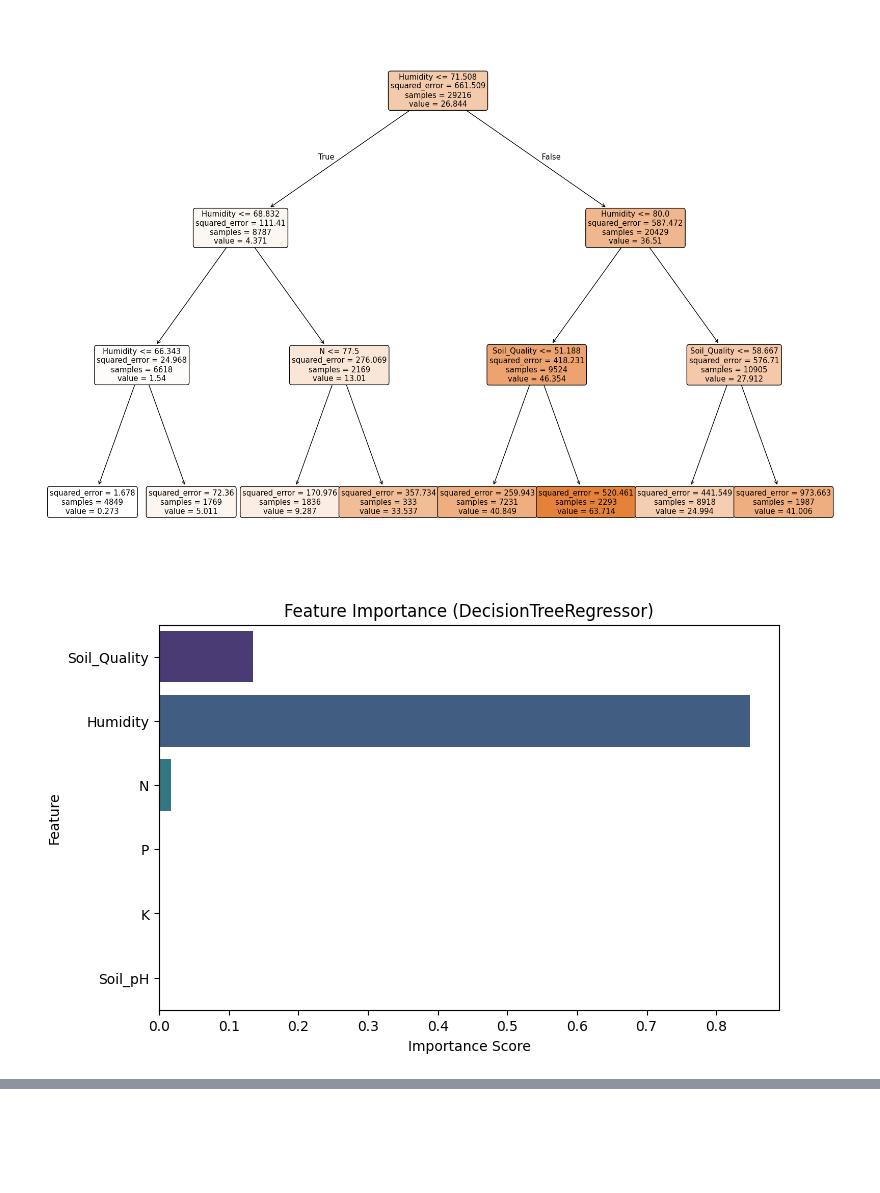
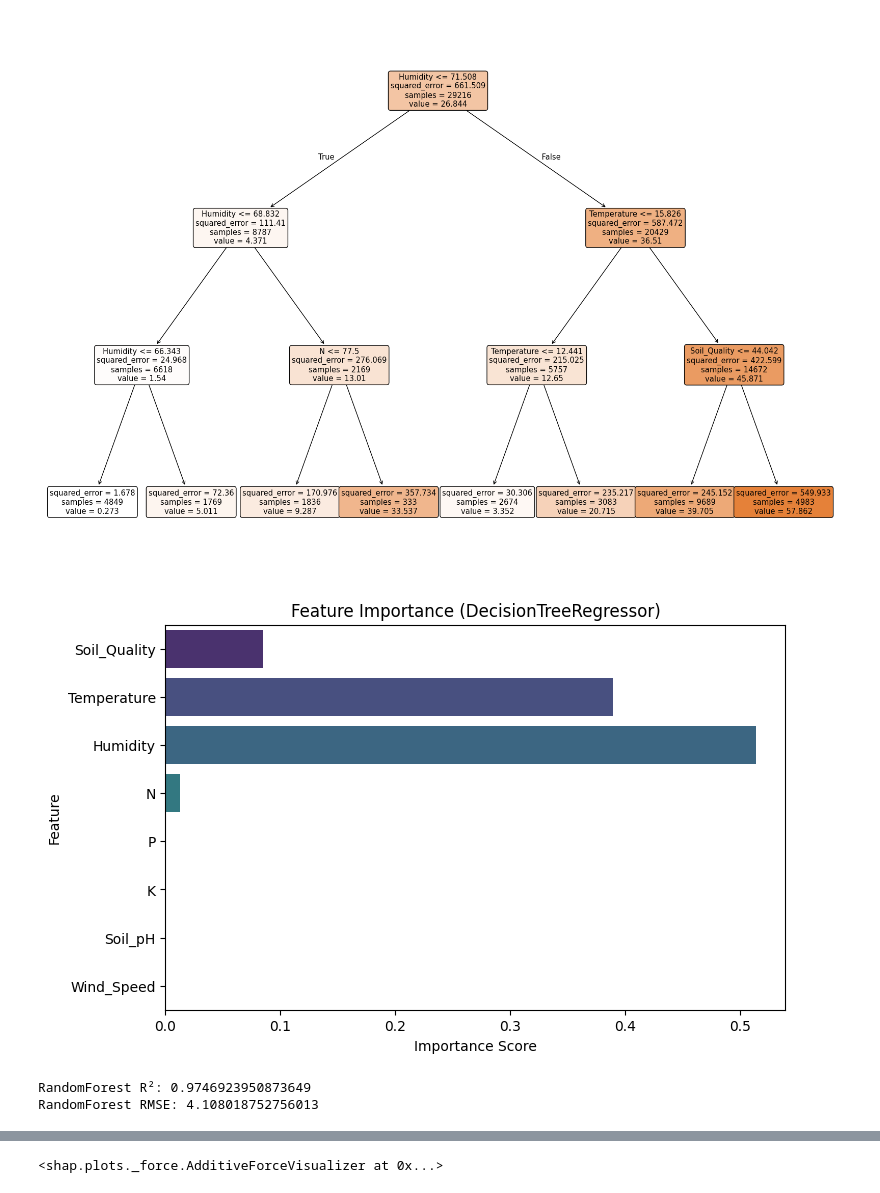
Before and after one commit to probsnotjeremy/Agricultural_Testing, a Jupyter notebook: Regression_Model.ipynb, the cells around one changed output, grey strips where cells are left out. Saved outputs shown, nothing was run; the diff lists cells and outputs as text; code cells hidden in the pictures; blank space fills up the shorter version.

Commit message:
Added RandomForest w/ PDP & SHAP for viewing data

```diff
--- a/Regression_Model.ipynb
+++ b/Regression_Model.ipynb
@@ -4,11 +4,13 @@ from sklearn.linear_model import LinearRegression, Ridge, Lasso
 from sklearn.tree import DecisionTreeRegressor, plot_tree, export_text
 from sklearn.ensemble import RandomForestRegressor
 from sklearn.metrics import mean_squared_error, r2_score
+from sklearn.inspection import PartialDependenceDisplay
 import seaborn as sns
 import matplotlib.pyplot as plt
 import numpy as np
 import pandas as pd
 import warnings
+import shap
 
 warnings.filterwarnings("ignore")
 
@@ -26,7 +28,7 @@ palette = sns.color_palette("tab10", n_colors=len(crops))
 # ----------------------------------------------------------------------------
 
 # Select features (from EDA results)
-X = ds[["Soil_Quality", "Humidity", "N", "P", "K", "Soil_pH"]]
+X = ds[["Soil_Quality", "Temperature", "Humidity", "N", "P", "K", "Soil_pH", "Wind_Speed"]]
 y = ds["Crop_Yield"]
 
 # Split into train/test
@@ -44,9 +46,9 @@ model.fit(X_train, y_train)
 y_pred = model.predict(X_test)
 
 # Evaluate
-print("R²:", r2_score(y_test, y_pred)) # Measures how well the model explains variation in the data. Low R² means there are other factors not captured by the model (or a lot of randomness).
-print("RMSE:", np.sqrt(mean_squared_error(y_test, y_pred))) # Measures the average prediction error, in the same units as the target
-print("Coefficients:", model.coef_) # Each number shows the effect of a 1-unit increase in that feature, while keeping others constant.
+print("Linear R²:", r2_score(y_test, y_pred)) # Measures how well the model explains variation in the data. Low R² means there are other factors not captured by the model (or a lot of randomness).
+print("Linear RMSE:", np.sqrt(mean_squared_error(y_test, y_pred))) # Measures the average prediction error, in the same units as the target
+print("Linear Coefficients:", model.coef_) # Each number shows the effect of a 1-unit increase in that feature, while keeping others constant.
 
 #------------------------------------------------------------------------------
 # Ridge Regression
@@ -87,13 +89,13 @@ tree.fit(X_train, y_train)
 # Predictions
 y_pred = tree.predict(X_test)
 
-print("R²:", r2_score(y_test, y_pred))
-print("RMSE:", np.sqrt(mean_squared_error(y_test, y_pred)))
-
 # Plot Tree
 plt.figure(figsize=(20, 14))
 plot_tree(tree, feature_names=X.columns, filled=True, rounded=True)
 plt.show()
+
+print("Decision Tree R²:", r2_score(y_test, y_pred))
+print("Decision Tree RMSE:", np.sqrt(mean_squared_error(y_test, y_pred)))
 
 # Feature importance values
 importances = tree.feature_importances_
@@ -115,4 +117,53 @@ plt.show()
 
 # rules = export_text(tree, feature_names=list(X.columns))
 # print(rules)
+
+# ---------------------------------------------------------------------------------
+# RandomForestRegressor
+# ---------------------------------------------------------------------------------
+
+# Train RandomForest
+rf = RandomForestRegressor(n_estimators=100, max_depth=None, random_state=42)
+rf.fit(X_train, y_train)
+
+# Predictions
+y_pred = rf.predict(X_test)
+
+print("RandomForest R²:", r2_score(y_test, y_pred))
+print("RandomForest RMSE:", np.sqrt(mean_squared_error(y_test, y_pred)))
+
+
+#Plot
+importances = rf.feature_importances_
+features = X.columns
+
+plt.figure(figsize=(8, 5))
+sns.barplot(x=importances, y=features, palette="crest")
+plt.title("Feature Importance (RandomForestRegressor)")
+plt.xlabel("Importance Score")
+plt.ylabel("Feature")
+plt.show()
+
+# PDP -----------------------------------------------------------
+
+# Partial Dependence Plots (PDPs) show how changing one feature (e.g., Humidity) affects the predicted yield, keeping other features constant.
+PartialDependenceDisplay.from_estimator(rf, X, ["Humidity", "Temperature", "Soil_Quality", "N", "P",])
+plt.show()
+
+# SHAP ----------------------------------------------------------
+
+# Create an explainer for the model
+explainer = shap.TreeExplainer(rf)
+shap_values = explainer.shap_values(X_test.sample(50, random_state=36))
+
+shap.initjs()
+# Summary plot: global feature importance + direction
+shap.summary_plot(shap_values, X_test, plot_type="bar")
+
+# Beeswarm plot: shows how features push predictions up or down
+shap.summary_plot(shap_values, X_test.sample(50, random_state =36))
+
+# Force plot: explanation for a single prediction
+i = 0  # index of a row in your test set
+shap.force_plot(explainer.expected_value, shap_values[i], X_test.iloc[i])
 # %% [output]
@@ -129,2 +180,4 @@ RMSE: 18.166354255991603
-[figure, old version]
+[figure, new version]
-[figure, old version]
+[figure, new version]
+RandomForest R²: 0.9746923950873649
+RandomForest RMSE: 4.108018752756013
@@ -130,0 +188 @@ RMSE: 18.166354255991603
+<shap.plots._force.AdditiveForceVisualizer at 0x...>
```
Also changed, not shown: parts of 1 cell of this notebook.
